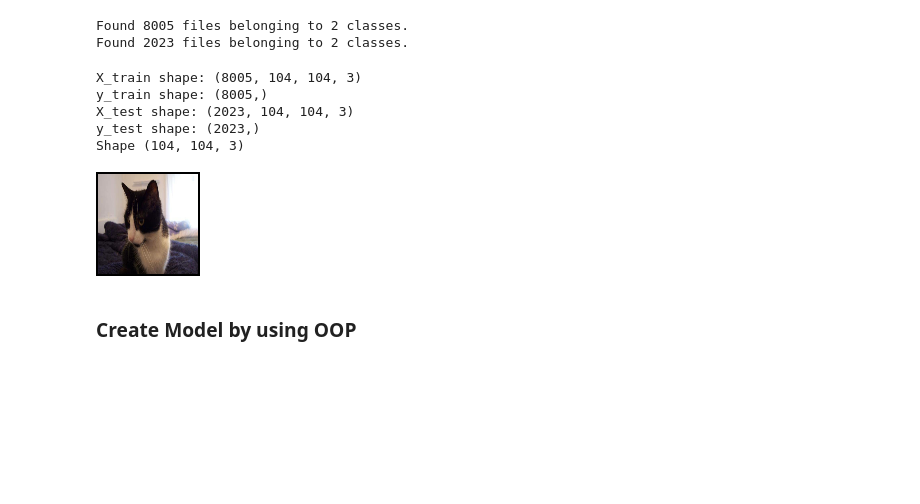
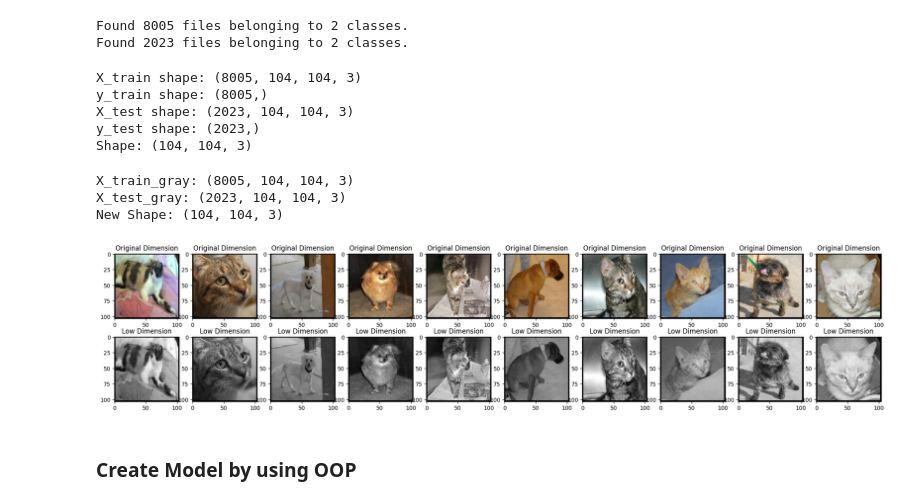
Before and after one commit to KU-Gen-AI-2567/Autoencoder-demo, a Jupyter notebook: Autoencoder.ipynb, the cells around one changed output. Cells and saved outputs as stored; diff of their text form; code cells hidden in the pictures; blank space fills up the shorter version.

```diff
--- a/Autoencoder.ipynb
+++ b/Autoencoder.ipynb
@@ -64,6 +64,7 @@ def to_image(img):
     img = np.squeeze(img)
     return Image.fromarray(np.uint8(img * 255))
 # %%
+import cv2
 def dataset_to_numpy_and_preprocess(dataset):
     images, labels = [], []
     for img_batch, label_batch in dataset:
@@ -72,6 +73,16 @@ def dataset_to_numpy_and_preprocess(dataset):
     imgs = np.concatenate(images)
     lbls = np.concatenate(labels)
     return preprocess(imgs), lbls
+
+def change_gray_images(images):
+    gray_images = []
+    for image in images:
+        image = cv2.cvtColor(image, cv2.COLOR_BGR2GRAY)
+        gray_images.append(image)
+
+    gray_images = np.array(gray_images)
+    gray_images = np.repeat(gray_images[:, :, :, np.newaxis], 3, axis=3)  # Repeat across the 3rd axis
+    return gray_images
 # %%
 train_dir = "./dataset/training_set/training_set"
 test_dir = "./dataset/test_set/test_set"
@@ -90,6 +101,8 @@ test_dataset = tf.keras.preprocessing.image_dataset_from_directory(
 
 X_train, y_train = dataset_to_numpy_and_preprocess(train_dataset)
 X_test, y_test = dataset_to_numpy_and_preprocess(test_dataset)
+X_train_gray = change_gray_images(X_train)
+X_test_gray = change_gray_images(X_test)
 # %% [output]
 Found 8005 files belonging to 2 classes.
 Found 2023 files belonging to 2 classes.
@@ -99,17 +112,35 @@ print("y_train shape:", y_train.shape)
 print("X_test shape:", X_test.shape)
 print("y_test shape:", y_test.shape)
 SHAPE = X_train.shape[1:]
-print(f"Shape {SHAPE}")
+print(f"Shape: {SHAPE}")
 # %% [output]
 X_train shape: (8005, 104, 104, 3)
 y_train shape: (8005,)
 X_test shape: (2023, 104, 104, 3)
 y_test shape: (2023,)
-Shape (104, 104, 3)
+Shape: (104, 104, 3)
-# %%
-to_image(X_train[8000])
-# %% [output]
-[figure, removed]
+# %%
+print(f"X_train_gray: {X_train_gray.shape}")
+print(f"X_test_gray: {X_test_gray.shape}")
+NEW_SHAPE = X_train_gray.shape[1:]
+print(f"New Shape: {NEW_SHAPE}")
+# %% [output]
+X_train_gray: (8005, 104, 104, 3)
+X_test_gray: (2023, 104, 104, 3)
+New Shape: (104, 104, 3)
+# %%
+num_images = 10
+fig = plt.figure(figsize=(25, 5))
+for i in range(10):
+    plt.subplot(2, 10, i+1)
+    plt.imshow(X_train[i])
+    plt.title("Original Dimension")
+
+    plt.subplot(2, 10, i+1+num_images)
+    plt.imshow(X_train_gray[i], cmap='gray')
+    plt.title("Low Dimension")
+# %% [output]
+[figure, added]
 # %% [markdown]
 ### Create Model by using OOP
 # %%
```
Also changed, not shown: parts of 10 cells of this notebook.
